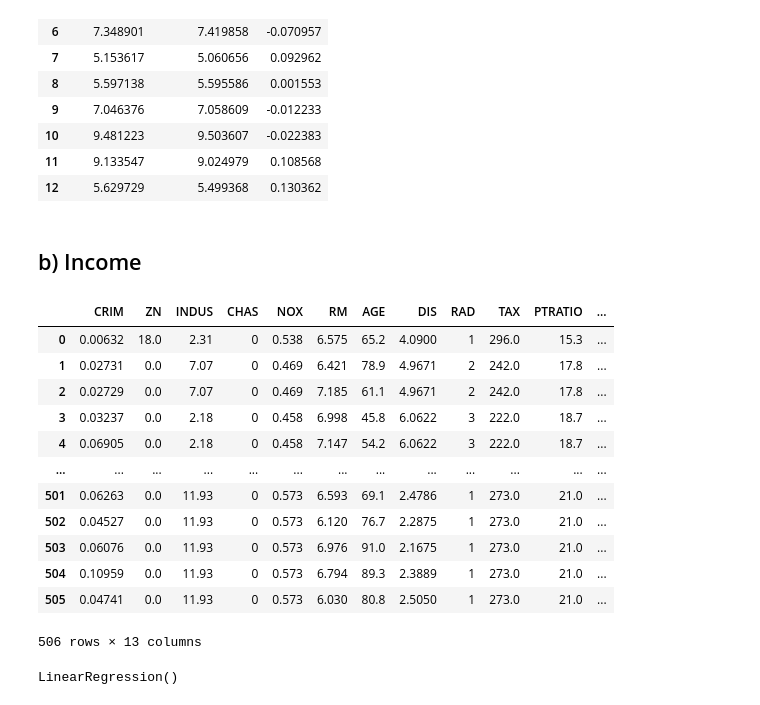
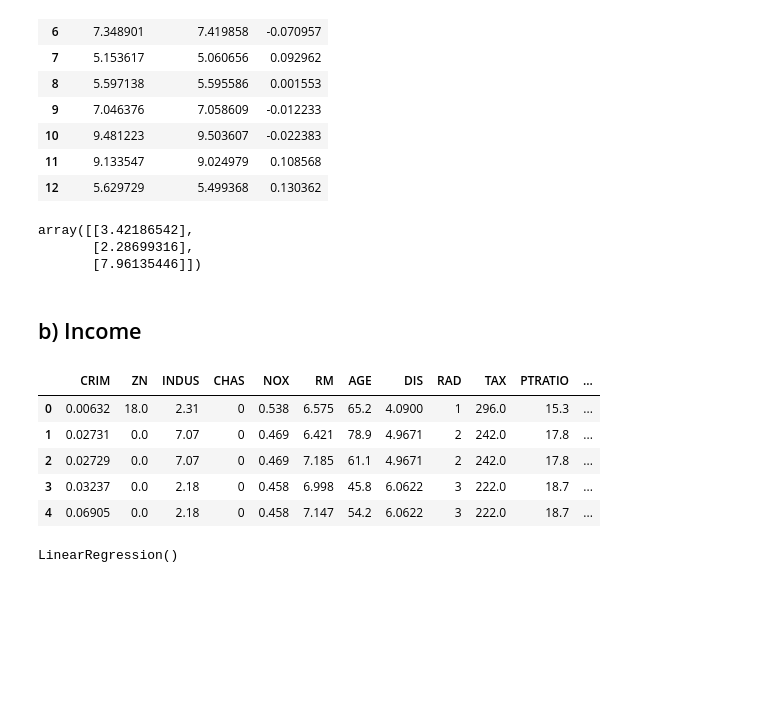
Before and after one commit to ashrutarora/DSE, a Jupyter notebook: ML LAB/Week_4/AshrutAlokArora_WEEK4.ipynb, the cells around one changed output. Saved outputs shown, nothing was run; the diff lists cells and outputs as text; code cells hidden in the pictures; blank space fills up the shorter version.

```diff
--- a/ML LAB/Week_4/AshrutAlokArora_WEEK4.ipynb
+++ b/ML LAB/Week_4/AshrutAlokArora_WEEK4.ipynb
@@ -454,3 +508,11 @@ slr.predict(new_data)
+# %%
+new_data = np.random.randint(0,51,3)
+new_data =  np.array(new_data).reshape(-1,1)
+slr.predict(new_data)
+# %% [output]
+array([[3.42186542],
+       [2.28699316],
+       [7.96135446]])
 # %% [markdown]
 ## b) Income
 # %%
@@ -458,31 +520,24 @@ from sklearn.datasets import fetch_openml
 # %%
 boston = fetch_openml(data_id=531)
 
 data = pd.DataFrame(boston.data, columns=boston.feature_names)
 data['MEDV'] = boston.target
 
 data = data.apply(pd.to_numeric)
 
 X = data.drop('MEDV', axis=1)
 y = data['MEDV']
 
 X_train, X_test, y_train, y_test = train_test_split(X, y, test_size=0.3, random_state=0)
 
-X
+X.head()
 # %% [output]
 |  | CRIM | ZN | INDUS | CHAS | NOX | RM | AGE | DIS | RAD | TAX | PTRATIO | ... |
 | 0 | 0.00632 | 18.0 | 2.31 | 0 | 0.538 | 6.575 | 65.2 | 4.0900 | 1 | 296.0 | 15.3 | ... |
 | 1 | 0.02731 | 0.0 | 7.07 | 0 | 0.469 | 6.421 | 78.9 | 4.9671 | 2 | 242.0 | 17.8 | ... |
 | 2 | 0.02729 | 0.0 | 7.07 | 0 | 0.469 | 7.185 | 61.1 | 4.9671 | 2 | 242.0 | 17.8 | ... |
 | 3 | 0.03237 | 0.0 | 2.18 | 0 | 0.458 | 6.998 | 45.8 | 6.0622 | 3 | 222.0 | 18.7 | ... |
 | 4 | 0.06905 | 0.0 | 2.18 | 0 | 0.458 | 7.147 | 54.2 | 6.0622 | 3 | 222.0 | 18.7 | ... |
-| ... | ... | ... | ... | ... | ... | ... | ... | ... | ... | ... | ... | ... |
-| 501 | 0.06263 | 0.0 | 11.93 | 0 | 0.573 | 6.593 | 69.1 | 2.4786 | 1 | 273.0 | 21.0 | ... |
-| 502 | 0.04527 | 0.0 | 11.93 | 0 | 0.573 | 6.120 | 76.7 | 2.2875 | 1 | 273.0 | 21.0 | ... |
-| 503 | 0.06076 | 0.0 | 11.93 | 0 | 0.573 | 6.976 | 91.0 | 2.1675 | 1 | 273.0 | 21.0 | ... |
-| 504 | 0.10959 | 0.0 | 11.93 | 0 | 0.573 | 6.794 | 89.3 | 2.3889 | 1 | 273.0 | 21.0 | ... |
-| 505 | 0.04741 | 0.0 | 11.93 | 0 | 0.573 | 6.030 | 80.8 | 2.5050 | 1 | 273.0 | 21.0 | ... |
-506 rows × 13 columns
 # %%
 mlr = LinearRegression()
 mlr.fit(X_train, y_train)
```
Also changed, not shown: parts of 51 cells of this notebook.
